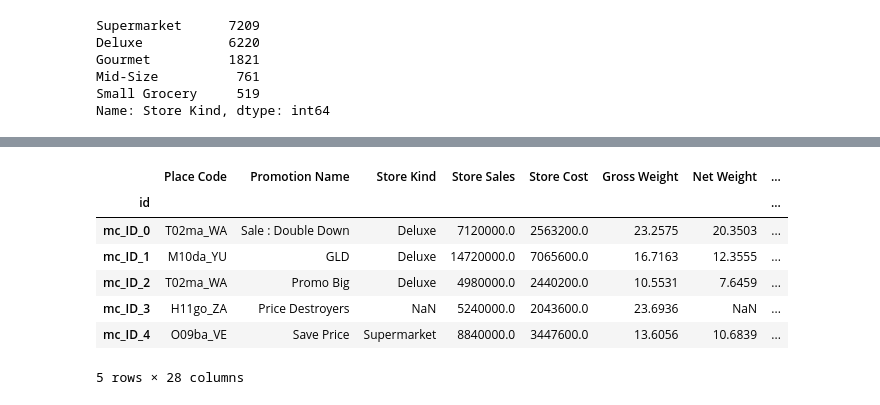
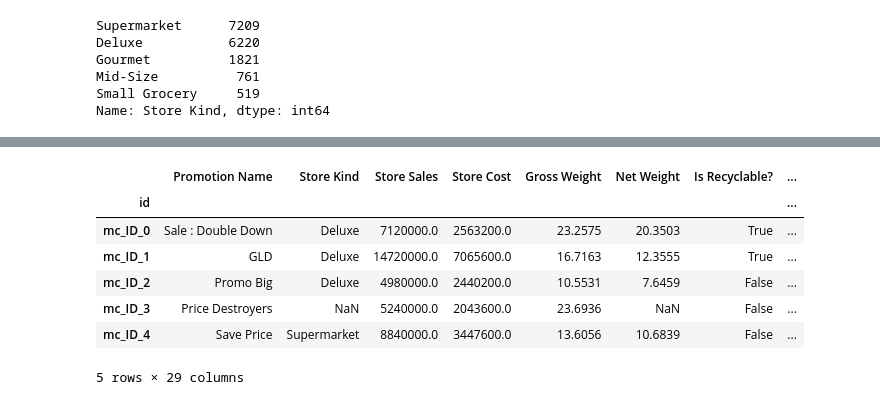
Before and after one commit to kershrita/Predicting-Market-Costs, a Jupyter notebook: data pre-processing.ipynb, the cells around one changed output, grey strips where cells are left out. Cells and saved outputs as stored; diff of their text form; code cells hidden in the pictures.

```diff
--- a/data pre-processing.ipynb
+++ b/data pre-processing.ipynb
@@ -331,20 +305,23 @@ memory usage: 959.9+ KB
 # %%
+df3.columns = df3.columns.str.replace('%20', ' ')
 df3 = pre.set_index(df3)
 df3 = pre.split_person_description(df3)
+df3 = pre.split_place_code(df3)
 df3 = pre.split_customer_order(df3)
 df3 = pre.encode_market_features(df3)
 df3 = pre.transform_cost_sales(df3)
 df3 = pre.transform_income(df3)
 df3 = pre.calculate_package_weight(df3)
 #df3 = transform_columns_type(df3)
 df3 = df3.drop(columns=["", "Weights Data"])
+df3 = pre.encode_columns(df3)
 df3.head()
 # %% [output]
-|  | Place Code | Promotion Name | Store Kind | Store Sales | Store Cost | Gross Weight | Net Weight | ... |
+|  | Promotion Name | Store Kind | Store Sales | Store Cost | Gross Weight | Net Weight | Is Recyclable? | ... |
 | id |  |  |  |  |  |  |  | ... |
-| mc_ID_0 | T02ma_WA | Sale : Double Down | Deluxe | 7120000.0 | 2563200.0 | 23.2575 | 20.3503 | ... |
-| mc_ID_1 | M10da_YU | GLD | Deluxe | 14720000.0 | 7065600.0 | 16.7163 | 12.3555 | ... |
-| mc_ID_2 | T02ma_WA | Promo Big | Deluxe | 4980000.0 | 2440200.0 | 10.5531 | 7.6459 | ... |
-| mc_ID_3 | H11go_ZA | Price Destroyers | NaN | 5240000.0 | 2043600.0 | 23.6936 | NaN | ... |
-| mc_ID_4 | O09ba_VE | Save Price | Supermarket | 8840000.0 | 3447600.0 | 13.6056 | 10.6839 | ... |
+| mc_ID_0 | Sale : Double Down | Deluxe | 7120000.0 | 2563200.0 | 23.2575 | 20.3503 | True | ... |
+| mc_ID_1 | GLD | Deluxe | 14720000.0 | 7065600.0 | 16.7163 | 12.3555 | True | ... |
+| mc_ID_2 | Promo Big | Deluxe | 4980000.0 | 2440200.0 | 10.5531 | 7.6459 | False | ... |
+| mc_ID_3 | Price Destroyers | NaN | 5240000.0 | 2043600.0 | 23.6936 | NaN | False | ... |
+| mc_ID_4 | Save Price | Supermarket | 8840000.0 | 3447600.0 | 13.6056 | 10.6839 | False | ... |
-5 rows × 28 columns
+5 rows × 29 columns
```
Also changed, not shown: parts of 39 cells of this notebook, 6 other files.
